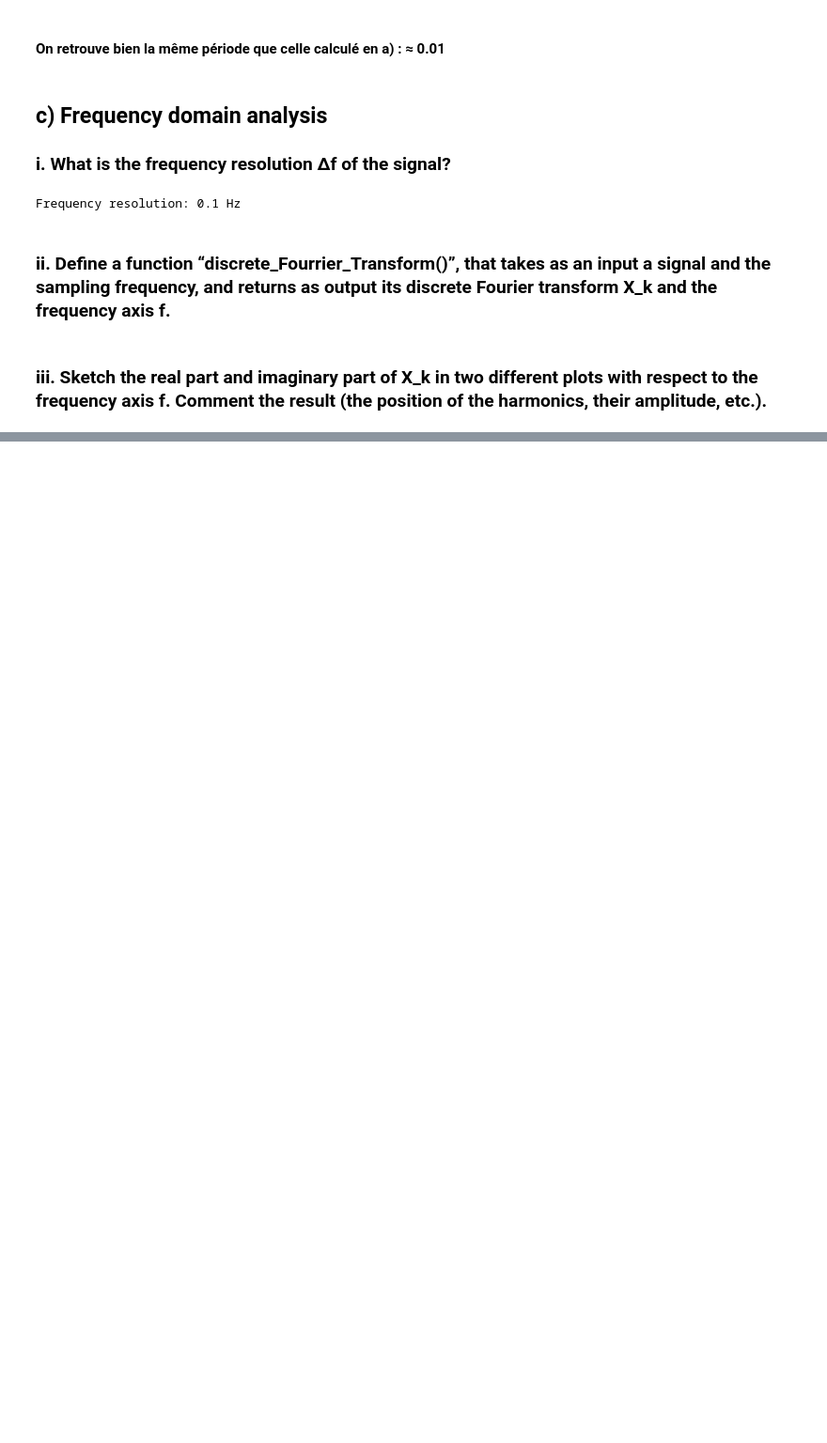
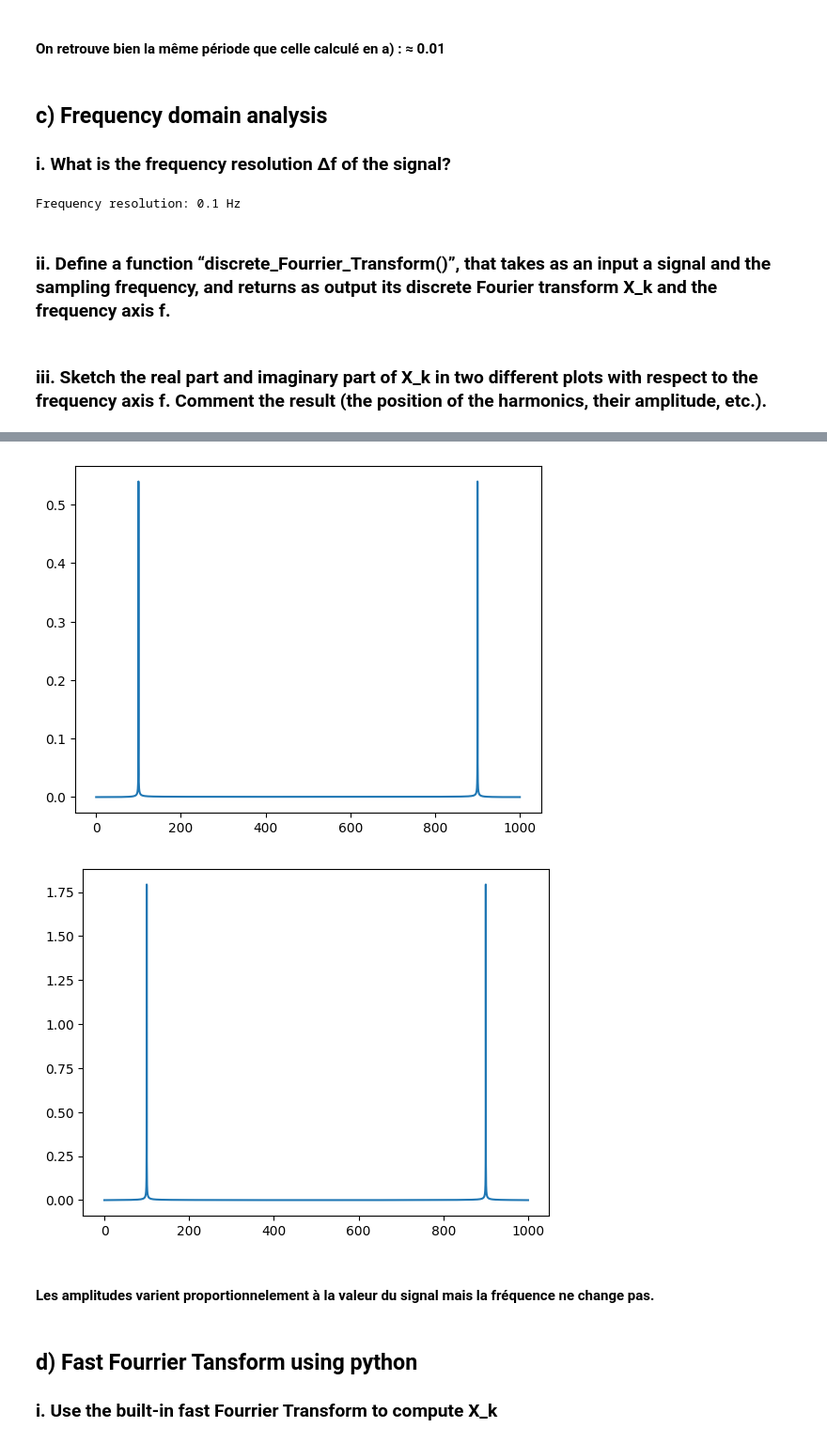
Before and after one commit to Taillan/SignauxMecanique, a Jupyter notebook: TP2.ipynb, the cells around one changed output, grey strips where cells are left out. Shown at 94% size. Drawn from its saved outputs; the diff is of its cells as text; code cells hidden in the pictures; blank space fills up the shorter version.

```diff
--- a/TP2.ipynb
+++ b/TP2.ipynb
@@ -109,0 +112,20 @@ plt.show()
+# %%
+fourrier_norm_r = []
+fourrier_norm_i = []
+for i in range(len(fourrier)):
+    fourrier_norm_r.append(abs(fourrier[i].real)/samples)
+    fourrier_norm_i.append(abs(fourrier[i].imag)/samples)
+# %%
+x_normalized = np.linspace(0, 1000, samples)
+plt.plot(x_normalized, fourrier_norm_r)
+plt.show()
+plt.plot(x_normalized, fourrier_norm_i)
+plt.show()
+# %% [output]
+[figure, added]
+[figure, added]
+# %% [markdown]
+#### Les amplitudes varient proportionnelement à la valeur du signal mais la fréquence ne change pas.
+# %% [markdown]
+## d) Fast Fourrier Tansform using python
+### i.	Use the built-in fast Fourrier Transform to compute X_k
```
Also changed, not shown: parts of 21 cells of this notebook.
